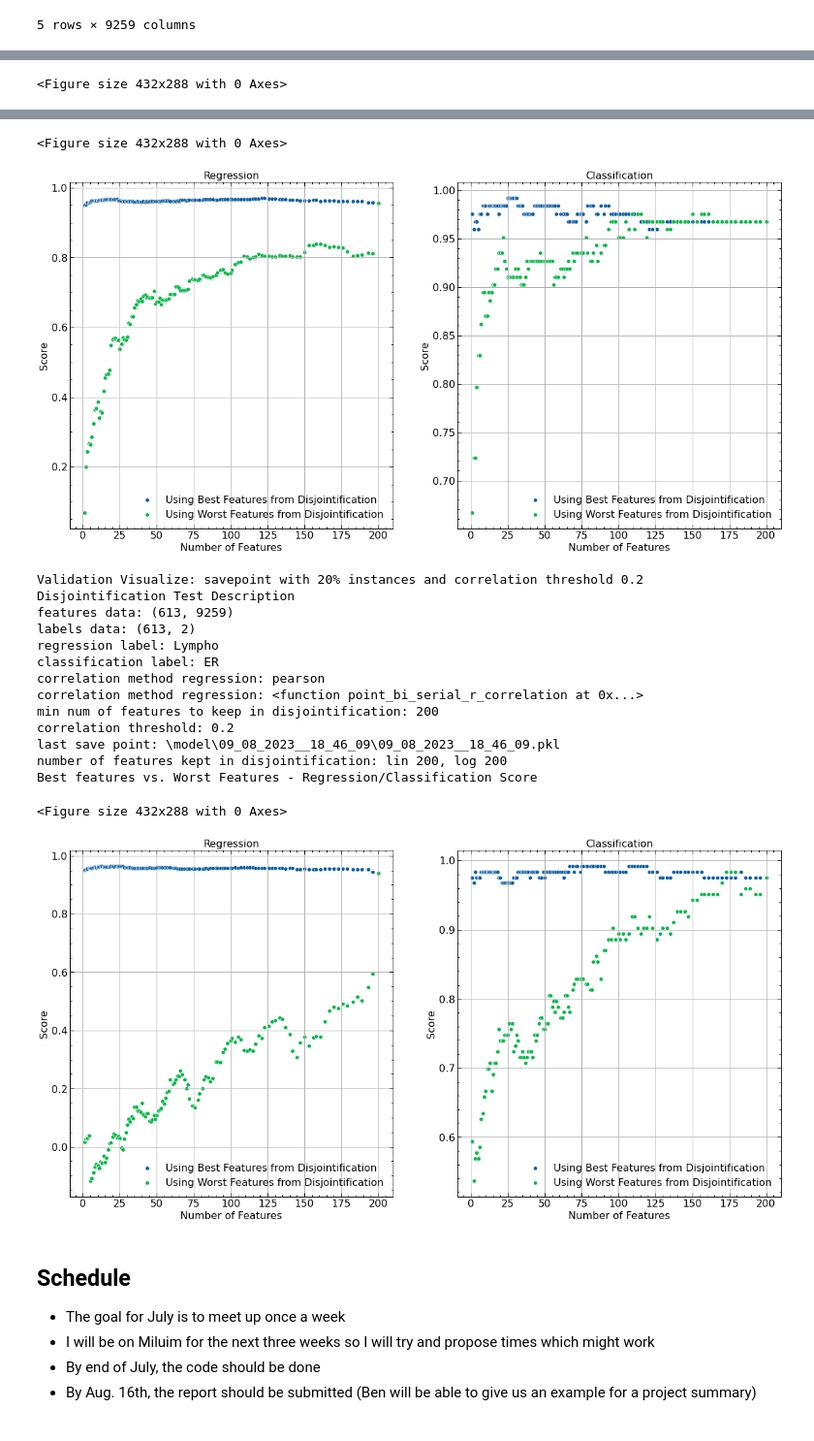
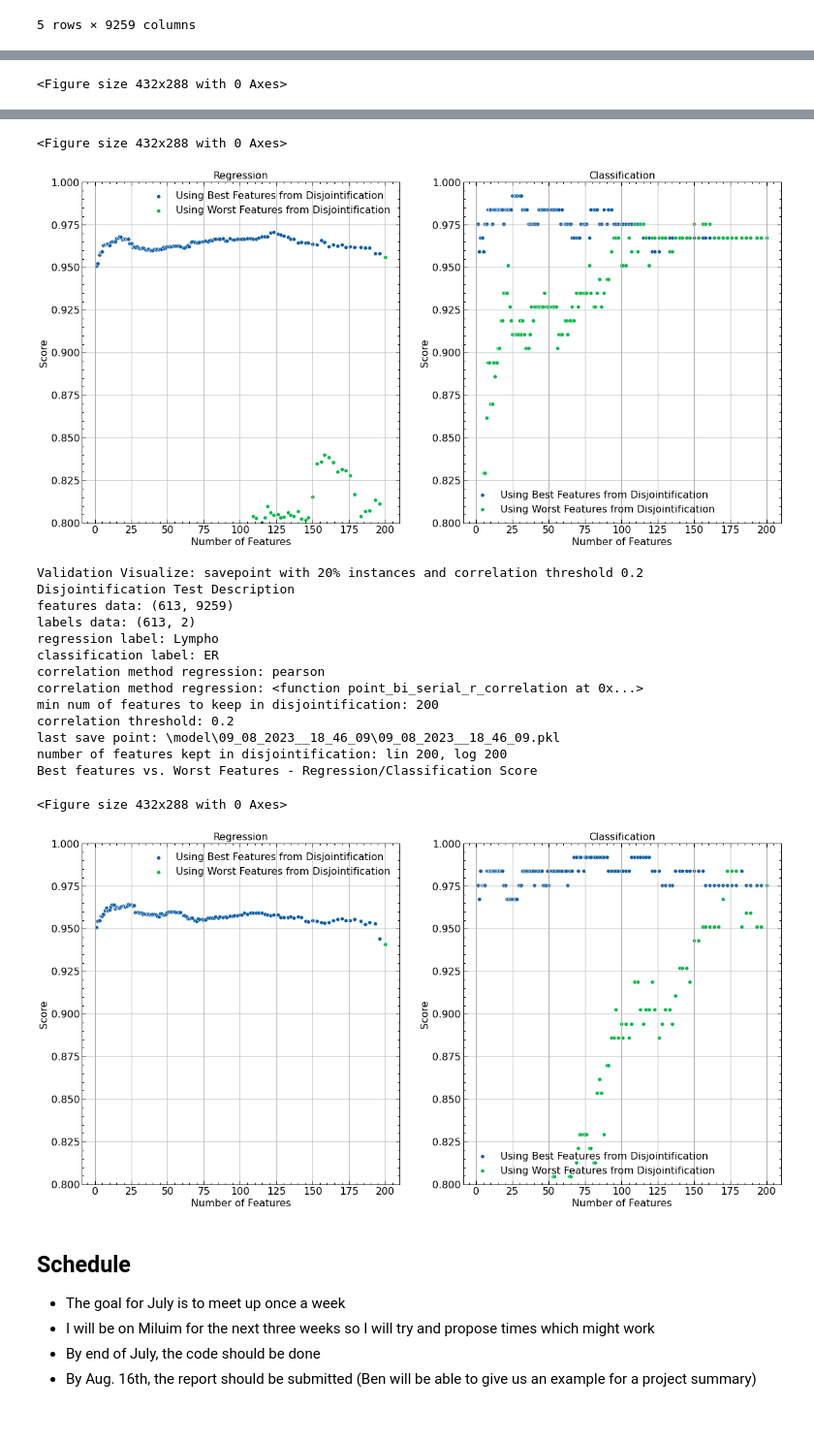
Before and after one commit to Spectral-OD/feature_selection_by_disjointification, a Jupyter notebook: 05_Validate_Disjointification_Results.ipynb, the cells around one changed output, grey strips where cells are left out. Shown: that part at 97% size. Cells and saved outputs as stored; diff of their text form; code cells hidden in the pictures.

```diff
--- a/05_Validate_Disjointification_Results.ipynb
+++ b/05_Validate_Disjointification_Results.ipynb
@@ -68,7 +68,7 @@ validations  = [(Path(r"disjointification_model_point_bi_serial_20p_instances\09
 
 for save_point_path, short_description in validations:
     print("\n\n\n")
-    disjointification.validation_visualize_01(save_point_path, short_description,stop_num_features=200)
+    disjointification.validation_visualize_01(save_point_path, short_description,stop_num_features=200, ylim=[0.8,1.0])
     print("\n\n\n")
 # %% [output]
 Validation Visualize: savepoint with 20% instances and correlation threshold 0.8
@@ -89,33 +89,33 @@ Best features vs. Worst Features - Regression/Classification Score
 Validation Visualize: savepoint with 20% instances and correlation threshold 0.4
 Disjointification Test Description
 features data: (613, 9259)
 labels data: (613, 2)
 regression label: Lympho
 classification label: ER
 correlation method regression: pearson
 correlation method regression: <function point_bi_serial_r_correlation at 0x...>
 min num of features to keep in disjointification: 200
 correlation threshold: 0.4
 last save point: \model\09_08_2023__18_14_23\09_08_2023__18_14_23.pkl
 number of features kept in disjointification: lin 200, log 200
 Best features vs. Worst Features - Regression/Classification Score
 <Figure size 432x288 with 0 Axes>
-[figure, old version]
+[figure, new version]
 Validation Visualize: savepoint with 20% instances and correlation threshold 0.2
 Disjointification Test Description
 features data: (613, 9259)
 labels data: (613, 2)
 regression label: Lympho
 classification label: ER
 correlation method regression: pearson
 correlation method regression: <function point_bi_serial_r_correlation at 0x...>
 min num of features to keep in disjointification: 200
 correlation threshold: 0.2
 last save point: \model\09_08_2023__18_46_09\09_08_2023__18_46_09.pkl
 number of features kept in disjointification: lin 200, log 200
 Best features vs. Worst Features - Regression/Classification Score
 <Figure size 432x288 with 0 Axes>
-[figure, old version]
+[figure, new version]
 # %% [markdown]
 ## Schedule
 - The goal for July is to meet up once a week
```
Also changed, not shown: parts of 1 cell of this notebook, 5 other files.
